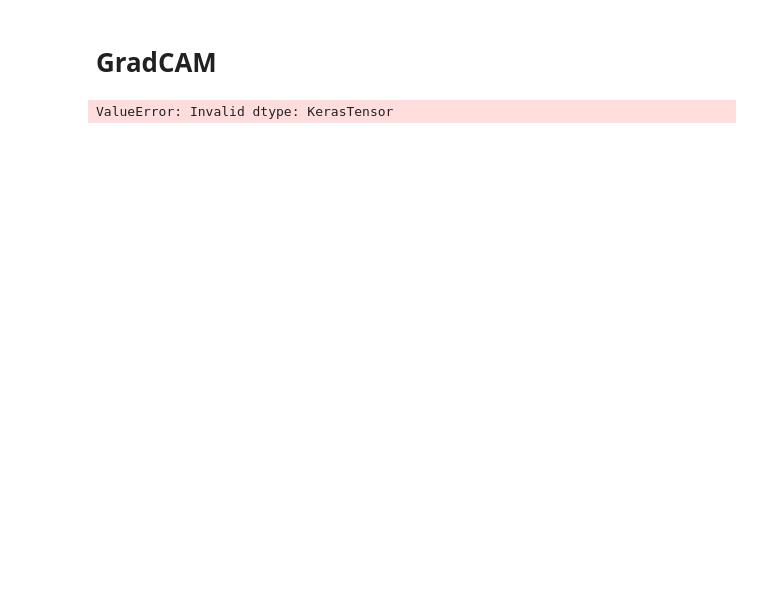
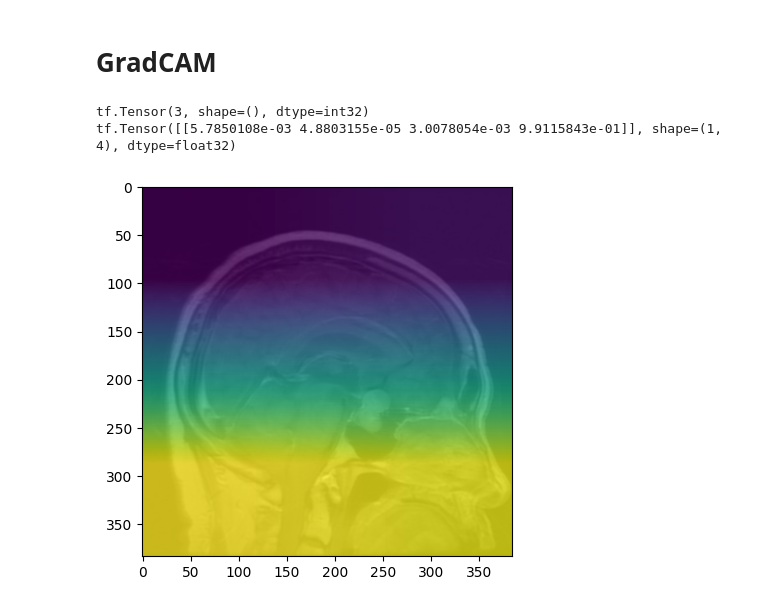
Before and after one commit to imrnh/cnn-interpretation, a Jupyter notebook: multiclass-brain-mri.ipynb, the cells around one changed output. Saved outputs shown, nothing was run; the diff lists cells and outputs as text; code cells hidden in the pictures; blank space fills up the shorter version.

Commit message:
Implemented GradCAM

```diff
--- a/multiclass-brain-mri.ipynb
+++ b/multiclass-brain-mri.ipynb
@@ -21,7 +22,7 @@ conf = SimpleNamespace(
 train_conf = SimpleNamespace(
     img_shape = (384, 384),
     batch_size = 32,
-    epochs = 3
+    epochs = 10
 )
 # %%
 # EDA
@@ -135,7 +136,7 @@ class MakeModel:
         self.max_pools = []
         self.batch_norms = []
         self.conv_acti = []
-        self.output_layer = layers.Dense(4, activation="softmax")
+        self.output_layer = layers.Dense(4, activation="softmax", name="output_layer")
 
         self.data_augmentation = Sequential([
             layers.RandomFlip('horizontal'),
@@ -174,7 +175,7 @@ class MakeModel:
             x = self.conv_acti[idx](x)
 
         # Adding dense layers.
-        x = layers.GlobalAveragePooling2D()(x)
+        x = layers.GlobalAveragePooling2D(name="gap_0")(x)
         for idx, dense_layer in enumerate(self.dense_layers):
             x = dense_layer(x)
             x = layers.Dropout(0.2, name=f"dropout_{idx}")(x)
@@ -250,20 +265,50 @@ def grad_cam(model, image, class_index):
             2.
     """
     last_conv_layer = model.get_layer("activation_6")
-    last_conv_layer_model = Model(model.inputs, last_conv_layer.output)
+    last_conv_layer_model = keras.Model(inputs=model.inputs, outputs=last_conv_layer.output)
 
     classifier_input = tf.keras.Input(shape=last_conv_layer.output.shape[1:])
     x = classifier_input
 
-    for layer_name in ['flatten_1', 'dense_4', 'dense_5', 'dense_6', 'dense_7']:
+    for layer_name in ['gap_0', 'dense_0', 'dense_1']:
         x = model.get_layer(layer_name)(x)
     classifier_model = tf.keras.Model(classifier_input, x)
 
-    print(x)
+    with tf.GradientTape() as tape:
+        inputs = image[np.newaxis, ...]
+        last_conv_layer_output = last_conv_layer_model(inputs)
+        tape.watch(last_conv_layer_output)
+        preds = classifier_model(last_conv_layer_output)
+        top_pred_index = tf.argmax(preds[0])
+        top_class_channel = preds[:, top_pred_index]
 
+    grads = tape.gradient(top_class_channel, last_conv_layer_output)
+    pooled_grads = tf.reduce_mean(grads, axis=(0, 1, 2))
+    last_conv_layer_output = last_conv_layer_output.numpy()[0]
+    pooled_grads = pooled_grads.numpy()
+    for i in range(pooled_grads.shape[-1]):
+        last_conv_layer_output[:, :, i] *= pooled_grads[i]
 
+    heatmap = np.mean(last_conv_layer_output, axis=-1)
+    heatmap = np.clip(heatmap, 0, np.max(heatmap)) / np.max(heatmap)
+    heatmap = cv2.resize(heatmap, train_conf.img_shape)
 
-
-grad_cam(model, test_set, 1)
+    return heatmap
-# %% [output]
-ValueError: Invalid dtype: KerasTensor
+# %%
+sample_image = None
+sample_target = None
+for i in test_set:
+    sample_image = i[0][0]
+    sample_target = i[1][0]
+    break
+# %%
+heatmap = grad_cam(model, sample_image, 1)
+
+plt.imshow(sample_image / 255)
+plt.imshow(heatmap, alpha=0.8)
+print(sample_target)
+print(model(np.expand_dims(sample_image, axis=0)))
+# %% [output]
+tf.Tensor(3, shape=(), dtype=int32)
+tf.Tensor([[5.7850108e-03 4.8803155e-05 3.0078054e-03 9.9115843e-01]], shape=(1, 4), dtype=float32)
+[figure, added]
```
Also changed, not shown: parts of 3 cells of this notebook.
